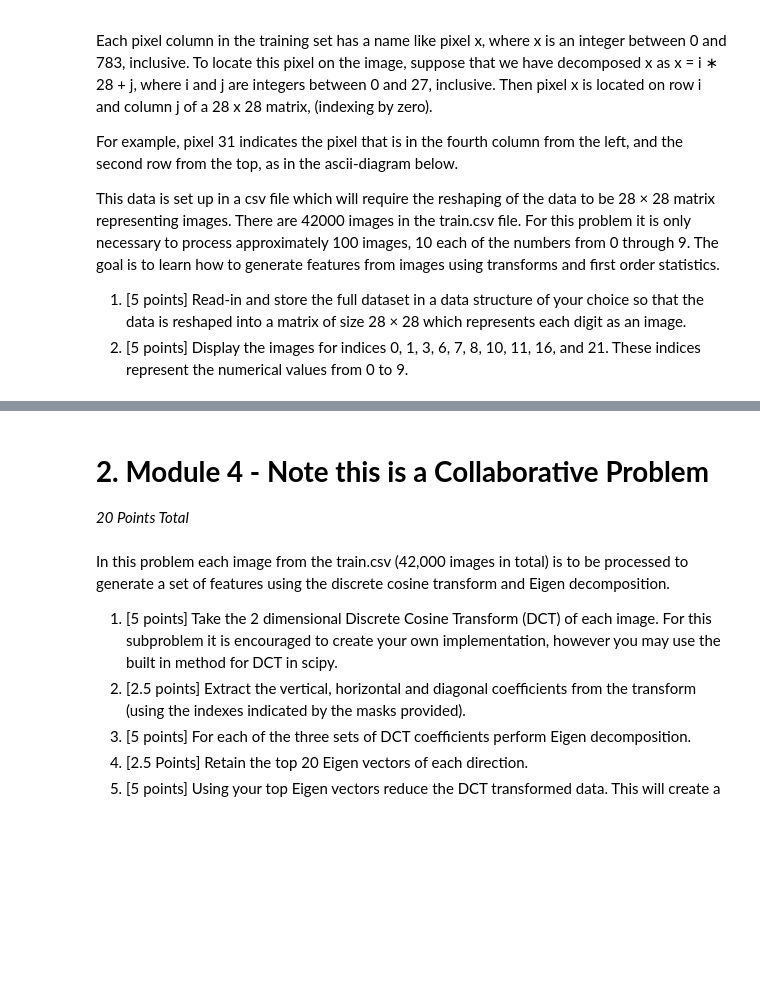
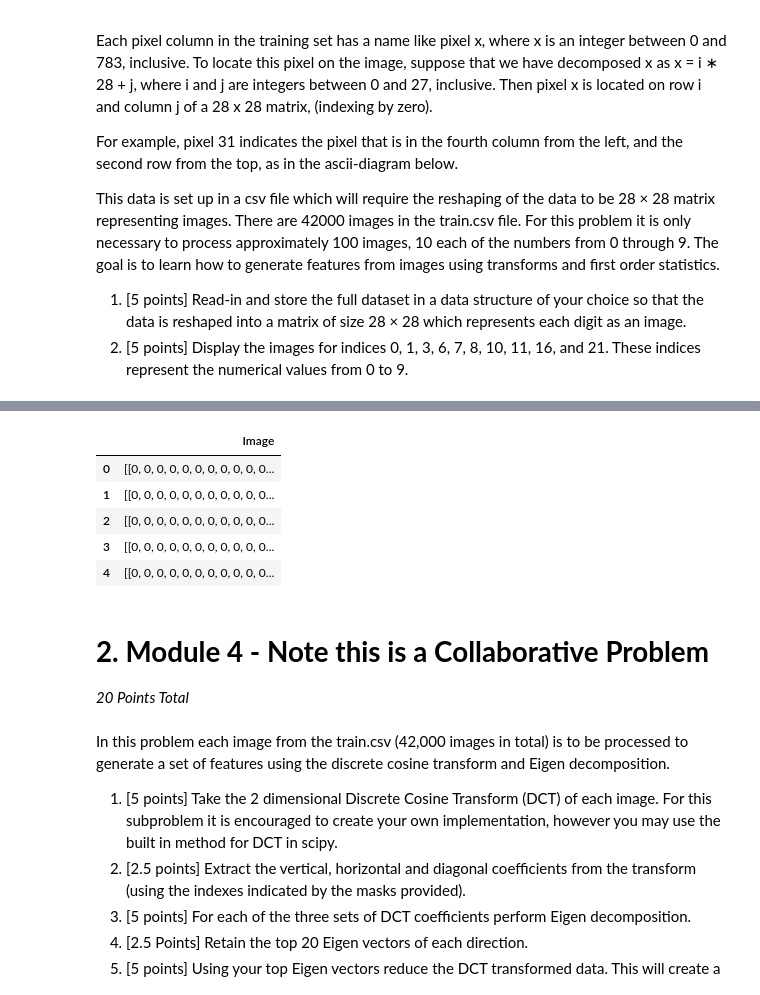
Before and after one commit to Spencer-A-Miller/JHU-MS-Computer-Science, a Jupyter notebook: Algorithms for Data Science/HW3/HW3.ipynb, the cells around one changed output, grey strips where cells are left out. Drawn from its saved outputs; the diff is of its cells as text; code cells hidden in the pictures; blank space fills up the shorter version.

Commit message:
completed first task

```diff
--- a/Algorithms for Data Science/HW3/HW3 (5).ipynb
+++ b/Algorithms for Data Science/HW3/HW3.ipynb
@@ -54,0 +49,12 @@ represent the numerical values from 0 to 9.
+# %%
+# import additional libraries
+import pandas as pd
+import numpy as np
+from sklearn.model_selection import train_test_split, cross_val_score, validation_curve
+from sklearn.ensemble import RandomForestClassifier
+import matplotlib.pyplot as plt
+import random
+
+# import dataset
+mnist_df = pd.read_csv('train.csv')
+mnist_df.head
@@ -55,3 +79,19 @@ represent the numerical values from 0 to 9.
+# %%
+## Type code here for part 1 ##
+mnist_df_reshaped = pd.DataFrame({
+    "Image": [row.values.reshape((28, 28)) for _, row in mnist_df.iloc[:, 1:].iterrows()]
+})
+
+# Add the label column back as the first column
+mnist_df_reshaped.insert(0, "Label", mnist_df.iloc[:, 0])
+print(mnist_df_reshaped.head())
+# %% [output]
+|  | Image |
+| 0 | [[0, 0, 0, 0, 0, 0, 0, 0, 0, 0, 0... |
+| 1 | [[0, 0, 0, 0, 0, 0, 0, 0, 0, 0, 0... |
+| 2 | [[0, 0, 0, 0, 0, 0, 0, 0, 0, 0, 0... |
+| 3 | [[0, 0, 0, 0, 0, 0, 0, 0, 0, 0, 0... |
+| 4 | [[0, 0, 0, 0, 0, 0, 0, 0, 0, 0, 0... |
 # %%
 ## Type code here for part 2 ##
 # %% [markdown]
```
Also changed, not shown: parts of 3 cells of this notebook, 1 other file.
